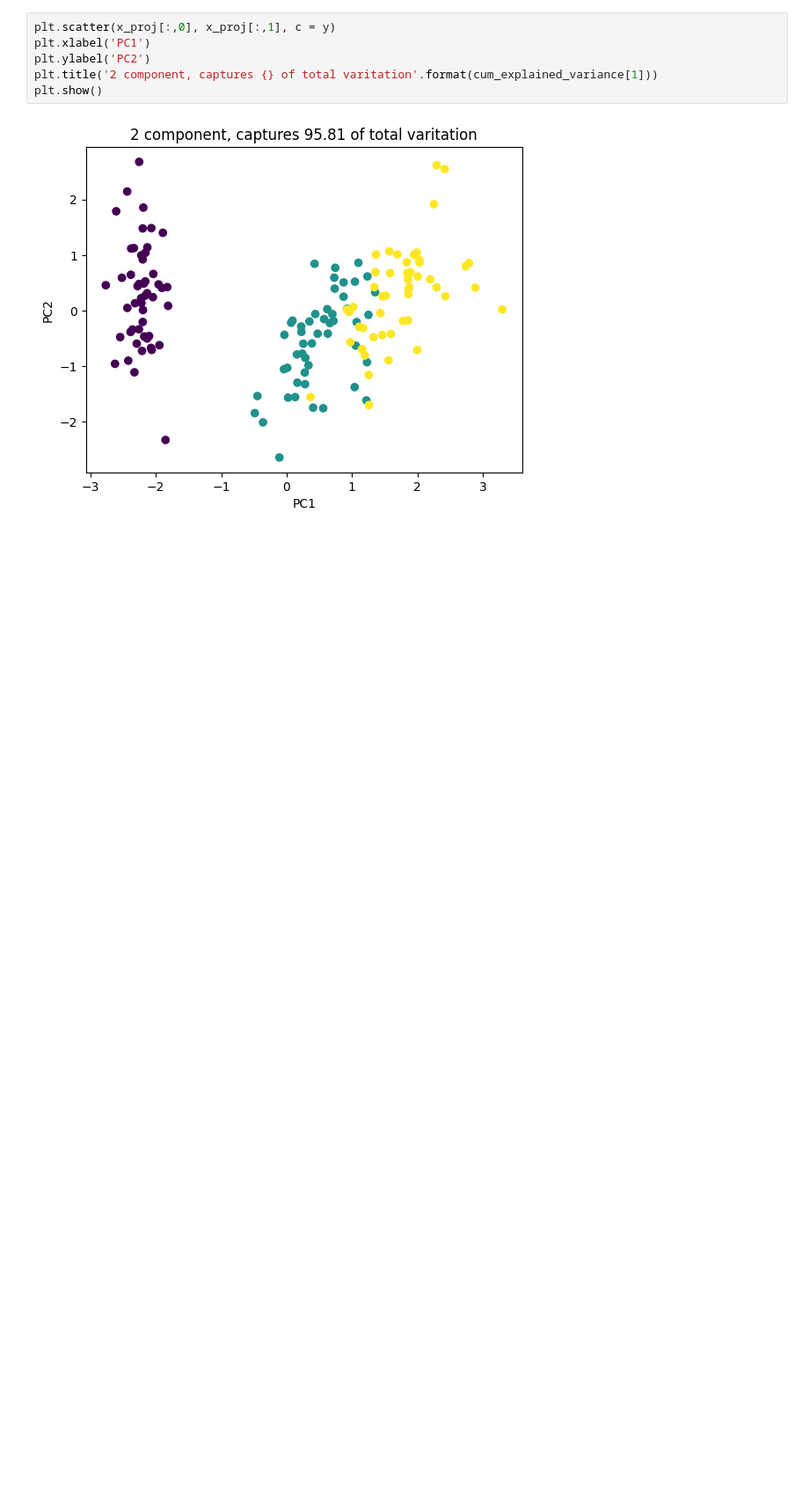
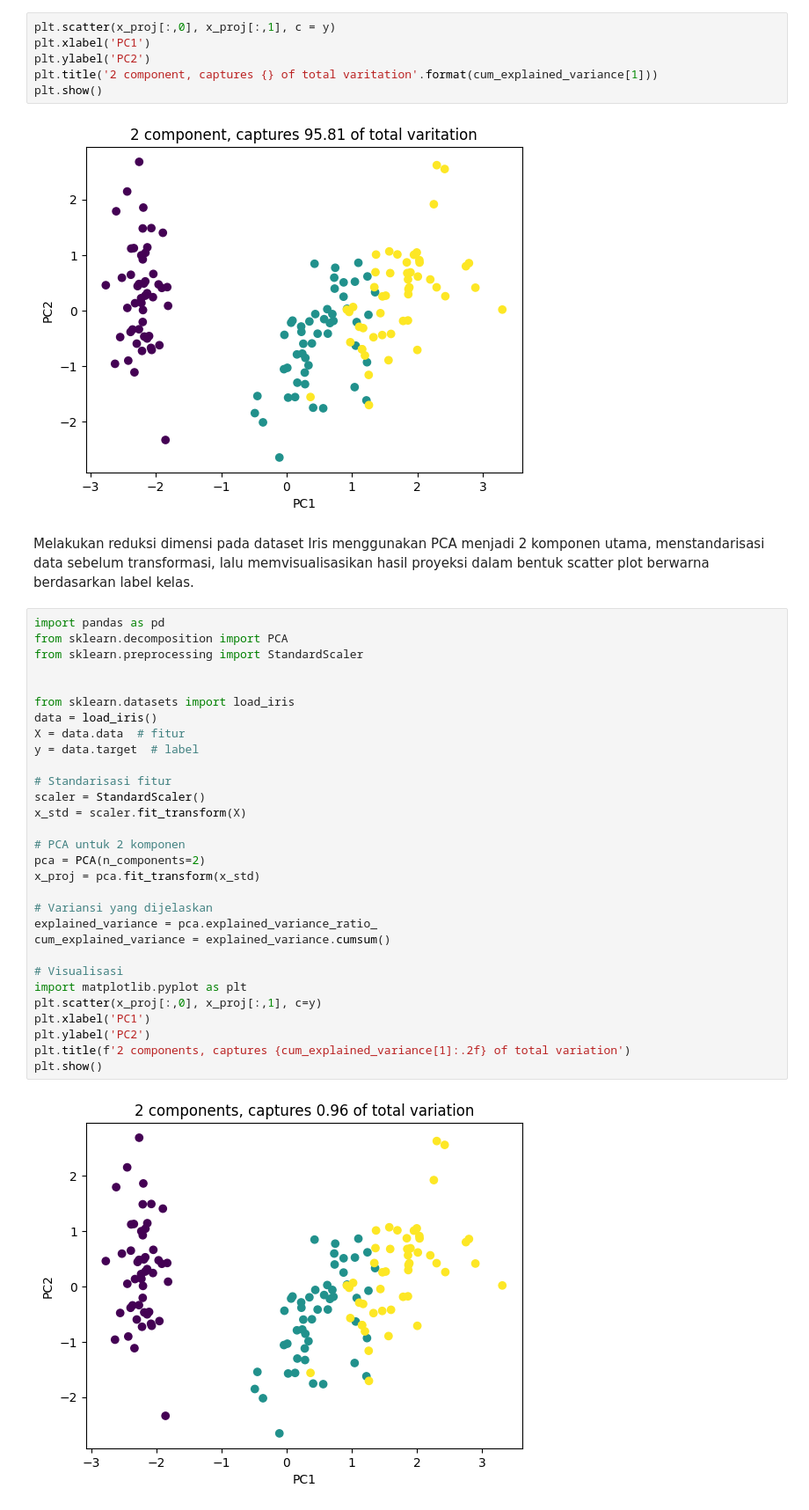
Before and after one commit to Jiipengentobat/DIF62130_B_25_2311532004, a Jupyter notebook: Praktikum5/ReduksiDimensi.ipynb, the cells around one changed output. Shown at 88% size. Saved outputs shown, nothing was run; the diff lists cells and outputs as text; blank space fills up the shorter version.

```diff
--- a/Praktikum5/ReduksiDimensi.ipynb
+++ b/Praktikum5/ReduksiDimensi.ipynb
@@ -154,3 +156,37 @@ plt.title('2 component, captures {} of total varitation'.format(cum_explained_va
 plt.show()
 # %% [output]
 [figure]
+# %% [markdown]
+Melakukan reduksi dimensi pada dataset Iris menggunakan PCA menjadi 2 komponen utama, menstandarisasi data sebelum transformasi, lalu memvisualisasikan hasil proyeksi dalam bentuk scatter plot berwarna berdasarkan label kelas.
+# %%
+import pandas as pd
+from sklearn.decomposition import PCA
+from sklearn.preprocessing import StandardScaler
+
+
+from sklearn.datasets import load_iris
+data = load_iris()
+X = data.data  # fitur
+y = data.target  # label
+
+# Standarisasi fitur
+scaler = StandardScaler()
+x_std = scaler.fit_transform(X)
+
+# PCA untuk 2 komponen
+pca = PCA(n_components=2)
+x_proj = pca.fit_transform(x_std)
+
+# Variansi yang dijelaskan
+explained_variance = pca.explained_variance_ratio_
+cum_explained_variance = explained_variance.cumsum()
+
+# Visualisasi
+import matplotlib.pyplot as plt
+plt.scatter(x_proj[:,0], x_proj[:,1], c=y)
+plt.xlabel('PC1')
+plt.ylabel('PC2')
+plt.title(f'2 components, captures {cum_explained_variance[1]:.2f} of total variation')
+plt.show()
+# %% [output]
+[figure, added]
```
Also changed, not shown: parts of 1 cell of this notebook.
